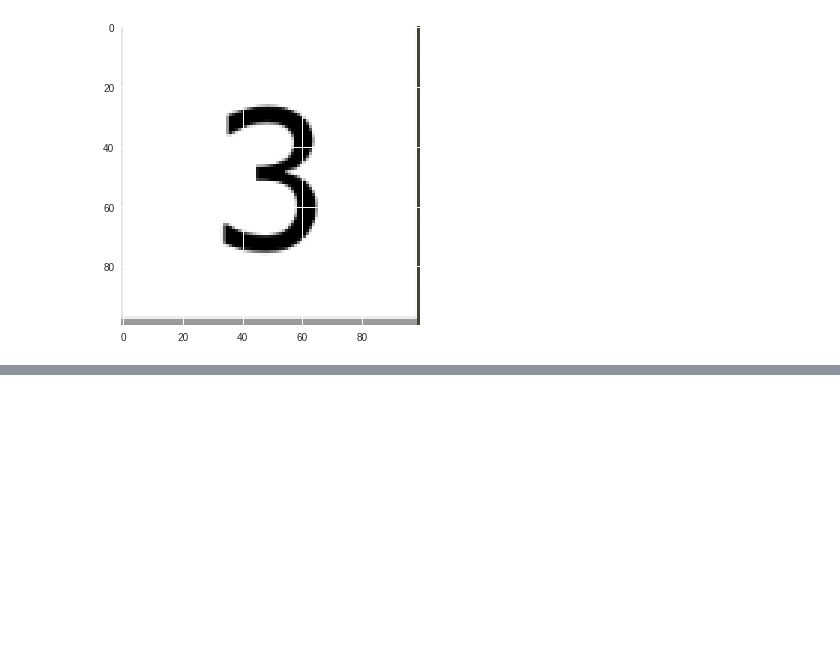
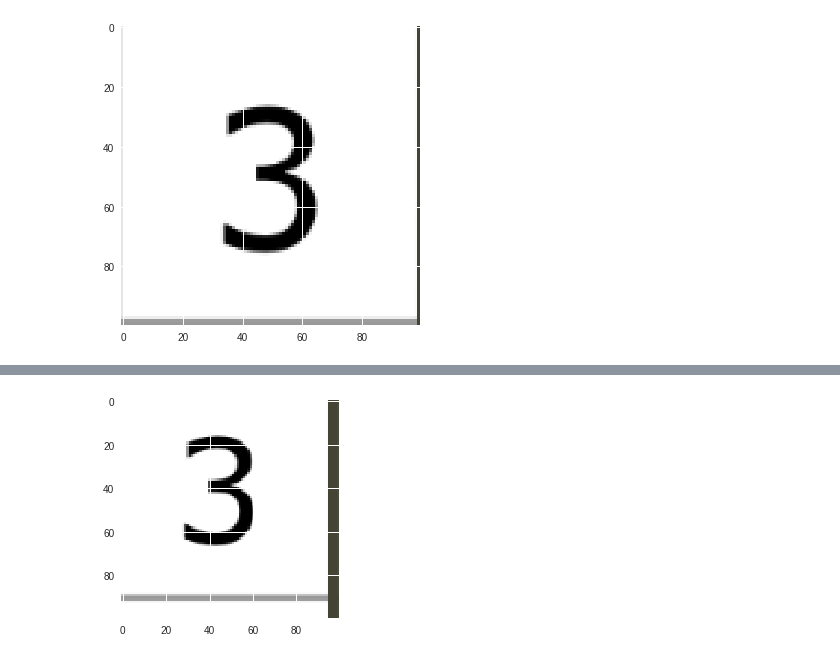
Before and after one commit to aichizokkoku/sudoku, a Jupyter notebook: test.ipynb, the cells around one changed output, grey strips where cells are left out. Saved outputs shown, nothing was run; the diff lists cells and outputs as text; code cells hidden in the pictures; blank space fills up the shorter version.

```diff
--- a/test.ipynb
+++ b/test.ipynb
@@ -210,0 +276,6 @@ plt.show()
+# %%
+imgY = imgDATA[0:100,200:300]
+plt.imshow(cv2.cvtColor(imgY, cv2.COLOR_BGR2RGB))
+plt.show()
+# %% [output]
+[figure, added]
```
Also changed, not shown: parts of 7 cells of this notebook.
